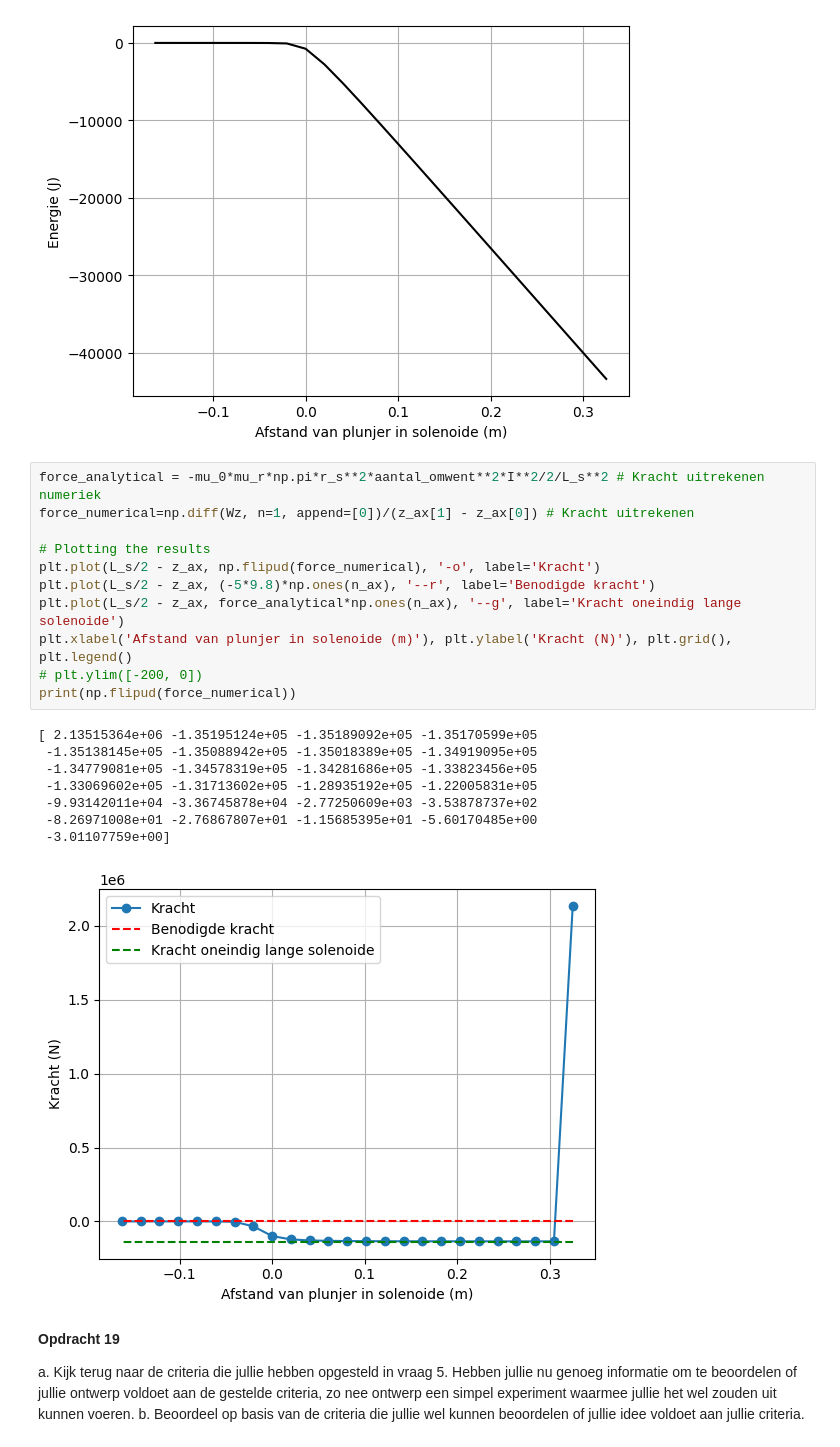
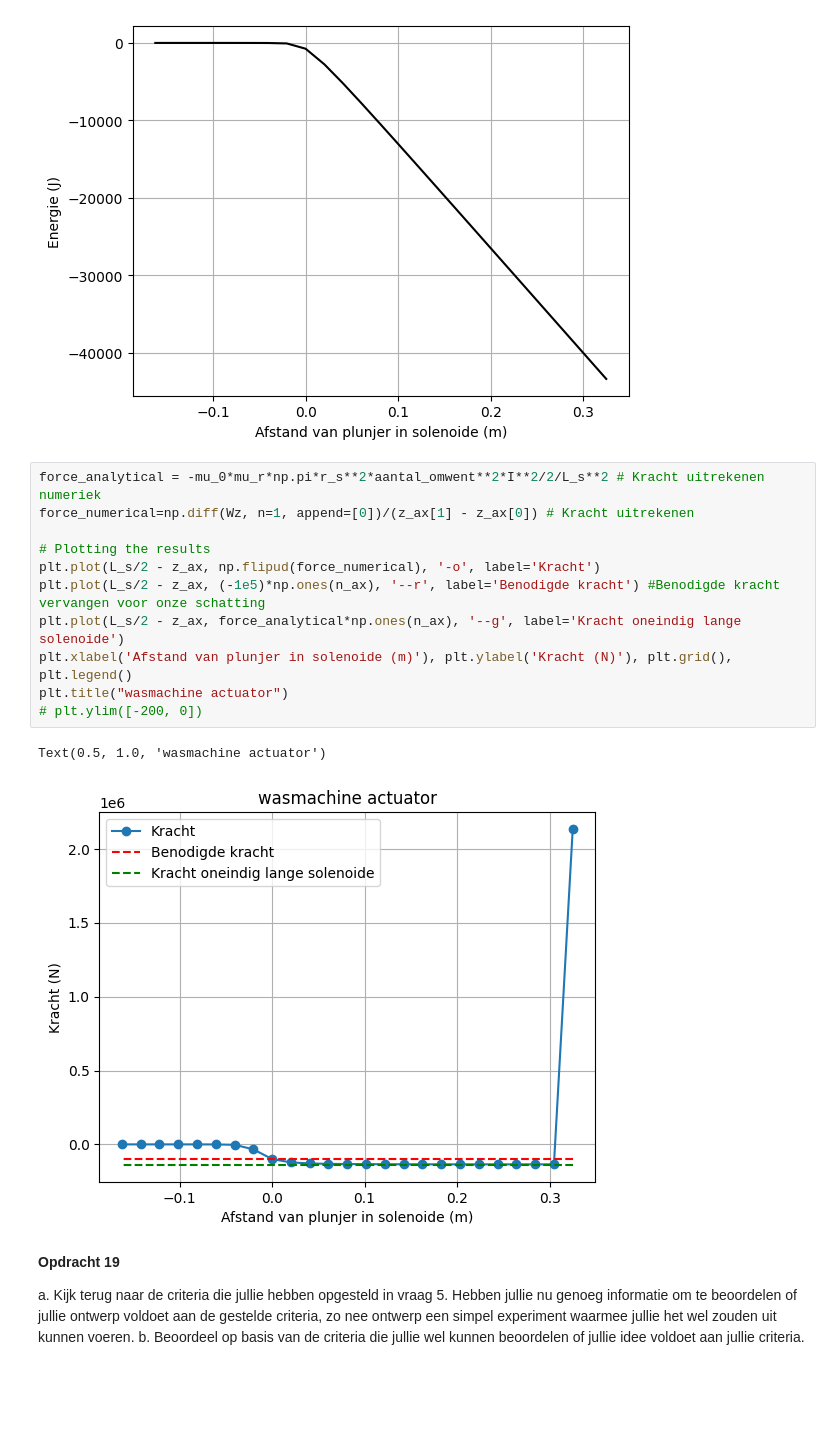
Before and after one commit to cs50202/opdrachten-DEF-D-, a Jupyter notebook: 2KrachtactuatorOpdracht/2KrachtactuatorOpdracht/KrachtactuatorOpdracht.ipynb, the cells around one changed output. Drawn from its saved outputs; the diff is of its cells as text; blank space fills up the shorter version.

```diff
--- a/2KrachtactuatorOpdracht/2KrachtactuatorOpdracht/KrachtactuatorOpdracht.ipynb
+++ b/2KrachtactuatorOpdracht/2KrachtactuatorOpdracht/KrachtactuatorOpdracht.ipynb
@@ -1072,23 +1070,17 @@ plt.xlabel('Afstand van plunjer in solenoide (m)'), plt.ylabel('Energie (J)'), p
 # %%
 force_analytical = -mu_0*mu_r*np.pi*r_s**2*aantal_omwent**2*I**2/2/L_s**2 # Kracht uitrekenen numeriek
 force_numerical=np.diff(Wz, n=1, append=[0])/(z_ax[1] - z_ax[0]) # Kracht uitrekenen
 
 # Plotting the results
 plt.plot(L_s/2 - z_ax, np.flipud(force_numerical), '-o', label='Kracht')
-plt.plot(L_s/2 - z_ax, (-5*9.8)*np.ones(n_ax), '--r', label='Benodigde kracht')
+plt.plot(L_s/2 - z_ax, (-1e5)*np.ones(n_ax), '--r', label='Benodigde kracht') #Benodigde kracht vervangen voor onze schatting
 plt.plot(L_s/2 - z_ax, force_analytical*np.ones(n_ax), '--g', label='Kracht oneindig lange solenoide')
 plt.xlabel('Afstand van plunjer in solenoide (m)'), plt.ylabel('Kracht (N)'), plt.grid(), plt.legend()
+plt.title("wasmachine actuator")
 # plt.ylim([-200, 0])
-print(np.flipud(force_numerical))
 # %% [output]
-[ 2.13515364e+06 -1.35195124e+05 -1.35189092e+05 -1.35170599e+05
- -1.35138145e+05 -1.35088942e+05 -1.35018389e+05 -1.34919095e+05
- -1.34779081e+05 -1.34578319e+05 -1.34281686e+05 -1.33823456e+05
- -1.33069602e+05 -1.31713602e+05 -1.28935192e+05 -1.22005831e+05
- -9.93142011e+04 -3.36745878e+04 -2.77250609e+03 -3.53878737e+02
- -8.26971008e+01 -2.76867807e+01 -1.15685395e+01 -5.60170485e+00
- -3.01107759e+00]
+Text(0.5, 1.0, 'wasmachine actuator')
-[figure, old version]
+[figure, new version]
 # %% [markdown]
 **Opdracht 19**
 
```
Also changed, not shown: parts of 4 cells of this notebook.
